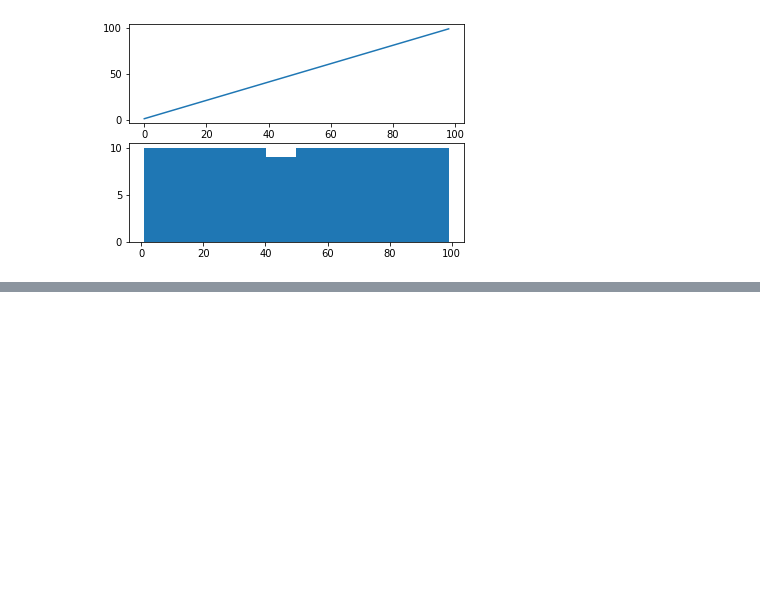
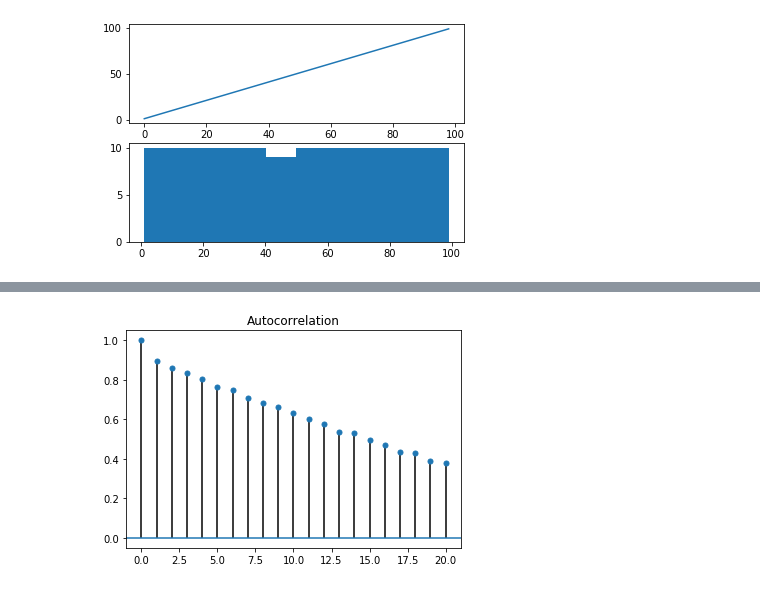
Before and after one commit to pedroblossbraga/Statistics-Python, a Jupyter notebook: ARIMA_Research_IN_PROGRESS.ipynb, the cells around one changed output, grey strips where cells are left out. Drawn from its saved outputs; the diff is of its cells as text; code cells hidden in the pictures; blank space fills up the shorter version.

```diff
--- a/ARIMA_Research_IN_PROGRESS.ipynb
+++ b/ARIMA_Research_IN_PROGRESS.ipynb
@@ -566,0 +767,4 @@ pyplot.show()
+# %%
+pm.plot_acf(ts)
+# %% [output]
+[figure, added]
```
Also changed, not shown: parts of 29 cells of this notebook.
